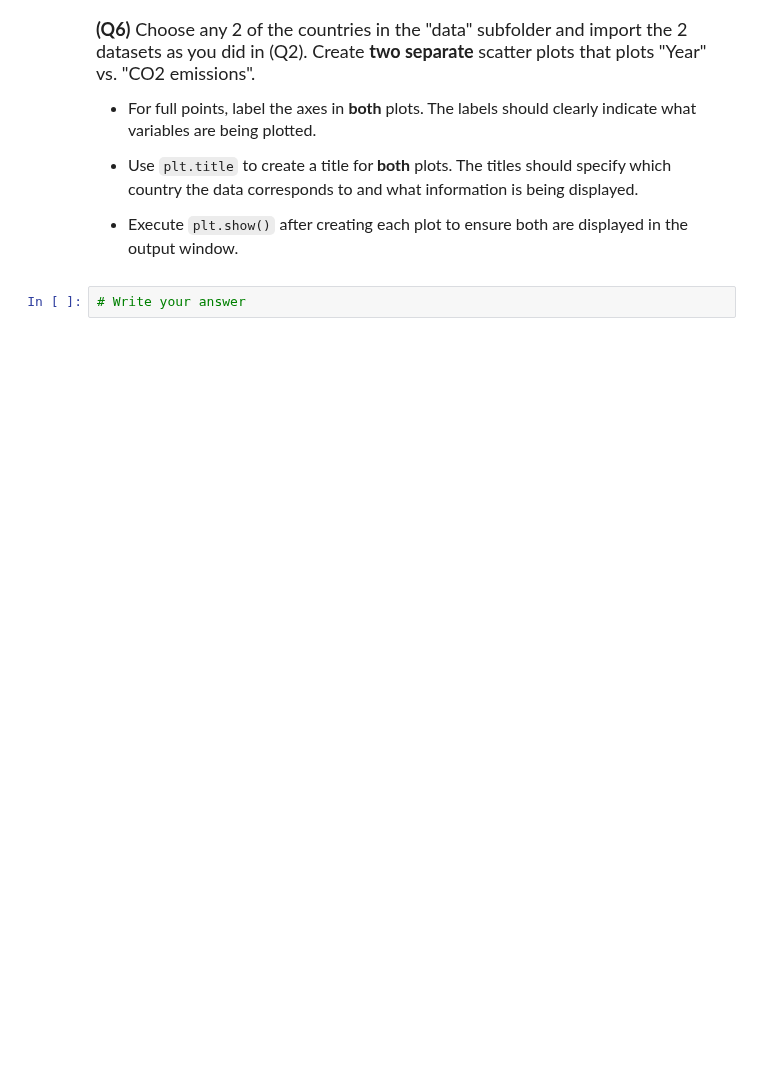
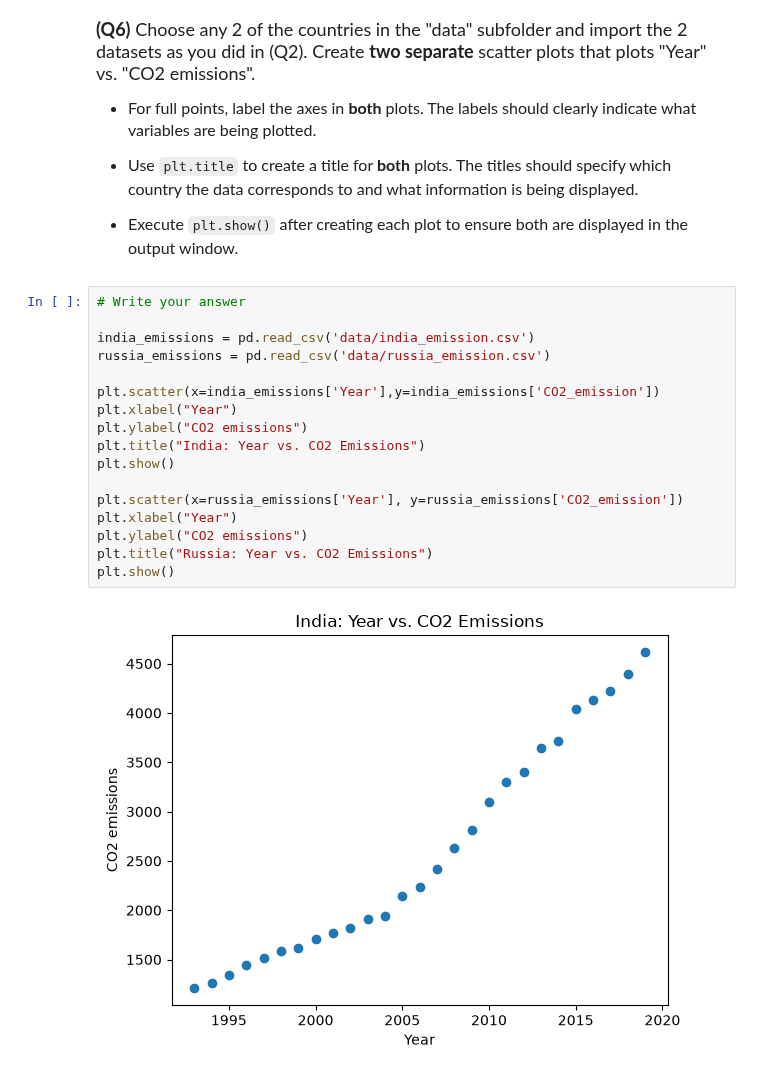
Before and after one commit to taddcavanaugh-arch/datasci151fall2026, a Jupyter notebook: _assignments/assignment_2/Assignment2.ipynb, the cells around one changed output. Cells and saved outputs as stored; diff of their text form; blank space fills up the shorter version.

```diff
--- a/_assignments/assignment_2/Assignment2.ipynb
+++ b/_assignments/assignment_2/Assignment2.ipynb
@@ -114,5 +150,22 @@ us_emissions["CO2_emission"].describe()
 - Use `plt.title` to create a title for **both** plots. The titles should specify which country the data corresponds to and what information is being displayed.
 
 - Execute `plt.show()` after creating each plot to ensure both are displayed in the output window.
-# %%
-# Write your answer
+# %%
+# Write your answer
+
+india_emissions = pd.read_csv('data/india_emission.csv')
+russia_emissions = pd.read_csv('data/russia_emission.csv')
+
+plt.scatter(x=india_emissions['Year'],y=india_emissions['CO2_emission'])
+plt.xlabel("Year")
+plt.ylabel("CO2 emissions")
+plt.title("India: Year vs. CO2 Emissions")
+plt.show()
+
+plt.scatter(x=russia_emissions['Year'], y=russia_emissions['CO2_emission'])
+plt.xlabel("Year")
+plt.ylabel("CO2 emissions")
+plt.title("Russia: Year vs. CO2 Emissions")
+plt.show()
+# %% [output]
+[figure, added]
```
Also changed, not shown: parts of 8 cells of this notebook, 1 other file.
